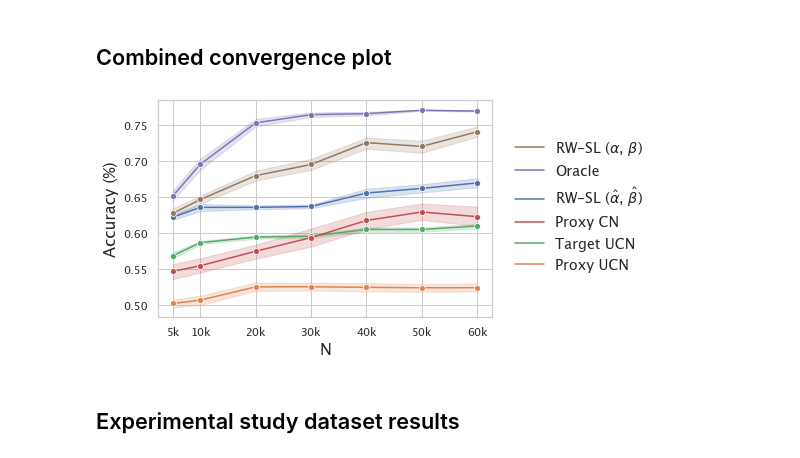
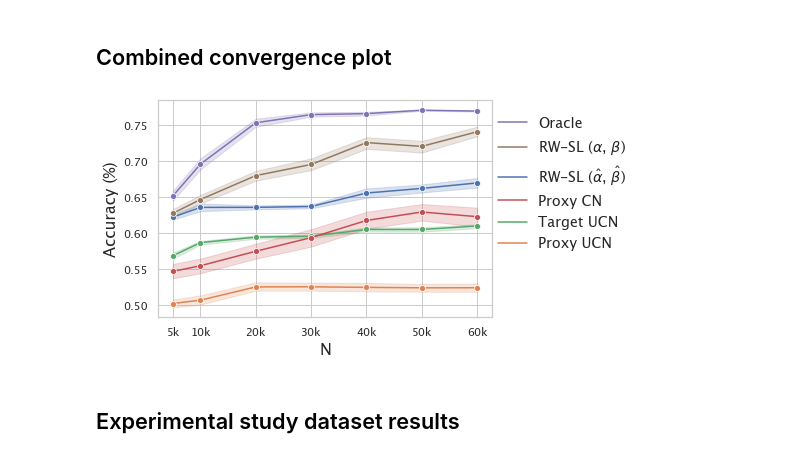
Before and after one commit to lguerdan/counterfactual-decision-support, a Jupyter notebook: notebook_results.ipynb, the cells around one changed output. Saved outputs shown, nothing was run; the diff lists cells and outputs as text; code cells hidden in the pictures.

```diff
--- a/notebook_results.ipynb
+++ b/notebook_results.ipynb
@@ -64,36 +64,36 @@ learn_df['baseline'] = r'RW-SL (learned)'
 include_baselines = ['Target Oracle', 'RW-SL', 'COM', 'OBS Oracle', 'OBS']
 oracle_df = oracle_df[oracle_df['baseline'].isin(include_baselines)]
 baselines_df = pd.concat([learn_df, oracle_df])
 baselines_df.reset_index(inplace=True)
 
 baselines_df = baselines_df[baselines_df['alpha_0'] != 0.2]
 
 fig = sns.lineplot(data=baselines_df, x="NS", y="ACC", hue='baseline', ci=68, marker='o')
 fig.set_xlabel('N')
 fig.set_ylabel('Accuracy (%)')
 
 disp_names = {
     'Target Oracle': 'Oracle',
     'RW-SL': r'RW-SL ($\alpha$, $\beta$)',
     'COM': 'Proxy CN',
     'RW': 'RW',
     'Proxy Oracle': r'$f_{Y_t}$',
     'OBS Oracle': 'Target UCN',
     'OBS': 'Proxy UCN',
     'RW-SL (learned)' : r'RW-SL ($\hat{\alpha}$, $\hat{\beta}$)'
 }
 
 handles, labels = plt.gca().get_legend_handles_labels()
-order = [5,4,0,3,2,1]
+order = [4, 5,0,3,2,1]
 plt.legend([handles[idx] for idx in order],[disp_names[labels[idx]] for idx in order],
-           bbox_to_anchor=(1.05, .85), loc=2, borderaxespad=0., fontsize='large')
+           bbox_to_anchor=(1.0, .95), loc=2, borderaxespad=0., fontsize='large')
 
 fig.set_xticks([5000, 10000, 20000, 30000, 40000, 50000, 60000], labels=['5k', '10k', '20k', '30k', '40k', '50k', '60k'])
 
 
 plt.savefig('figs/convergence_plot.png', dpi=500, bbox_inches = "tight")
 # %% [output]
-[figure, old version]
+[figure, new version]
 # %% [markdown]
 ## Experimental study dataset results
 # %%
```
Also changed, not shown: parts of 8 cells of this notebook, 4 other files.
